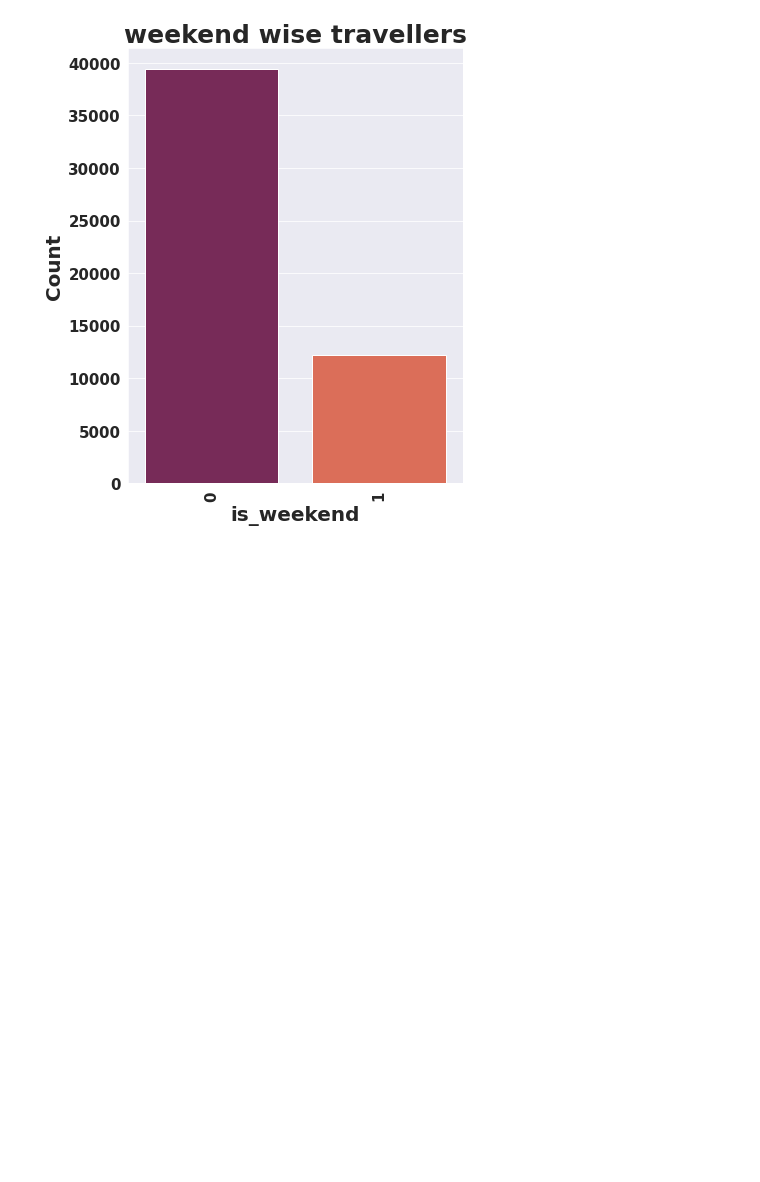
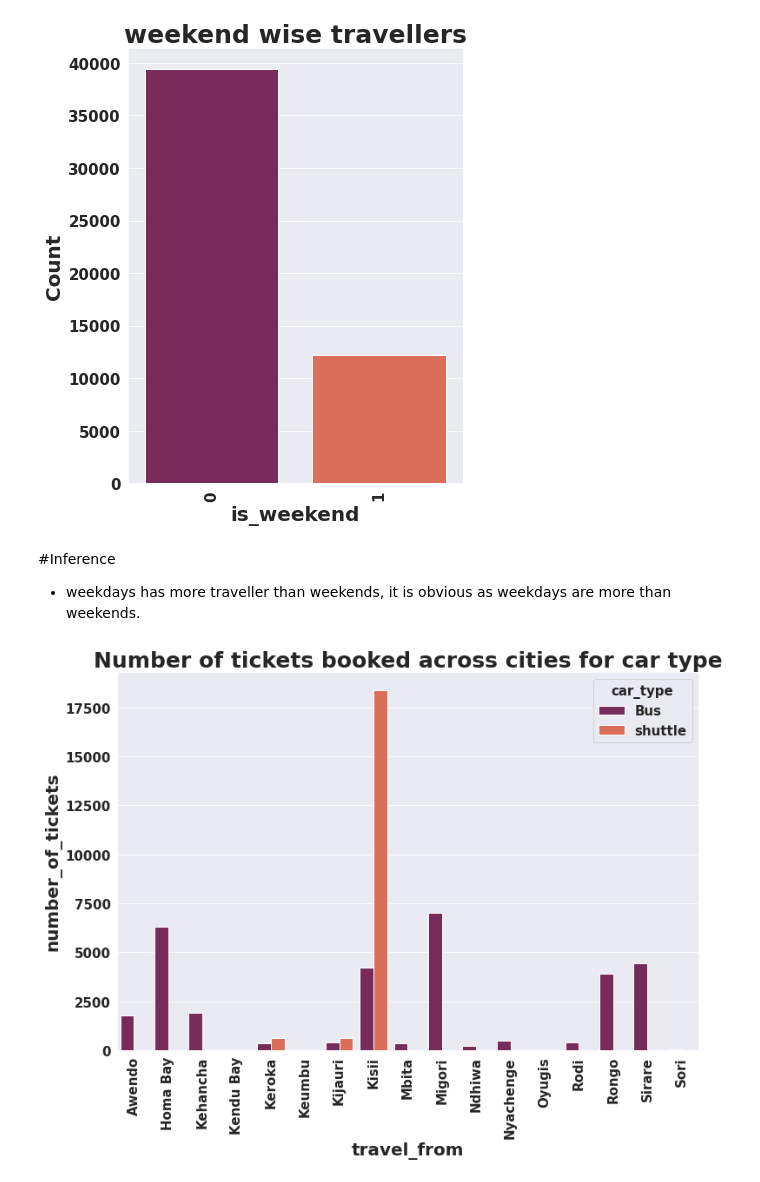
Before and after one commit to shwetaNayak19/Demand-prediction-for-public-transport, a Jupyter notebook: Demand_prediction_for_public_transport.ipynb, the cells around one changed output. Saved outputs shown, nothing was run; the diff lists cells and outputs as text; code cells hidden in the pictures; blank space fills up the shorter version.

```diff
--- a/Demand_prediction_for_public_transport.ipynb
+++ b/Demand_prediction_for_public_transport.ipynb
@@ -508,3 +508,16 @@ plt.xticks(rotation=90)
 plt.title('weekend wise travellers');
 # %% [output]
 [figure]
+# %% [markdown]
+#Inference
+* weekdays has more traveller than weekends, it is obvious as weekdays are more than weekends.
+# %%
+#Number of tickets booked by traveller from different cities for car type
+group_by_car_travel_from = df.groupby(['car_type','travel_from'])['number_of_tickets'].count().reset_index()
+# %%
+plt.figure(figsize=(12,8))
+sns.barplot(x='travel_from', y='number_of_tickets', data=group_by_car_travel_from,  hue='car_type',palette='rocket')
+plt.xticks(rotation=90)
+plt.title('Number of tickets booked across cities for car type');
+# %% [output]
+[figure, added]
```
Also changed, not shown: parts of 21 cells of this notebook.
